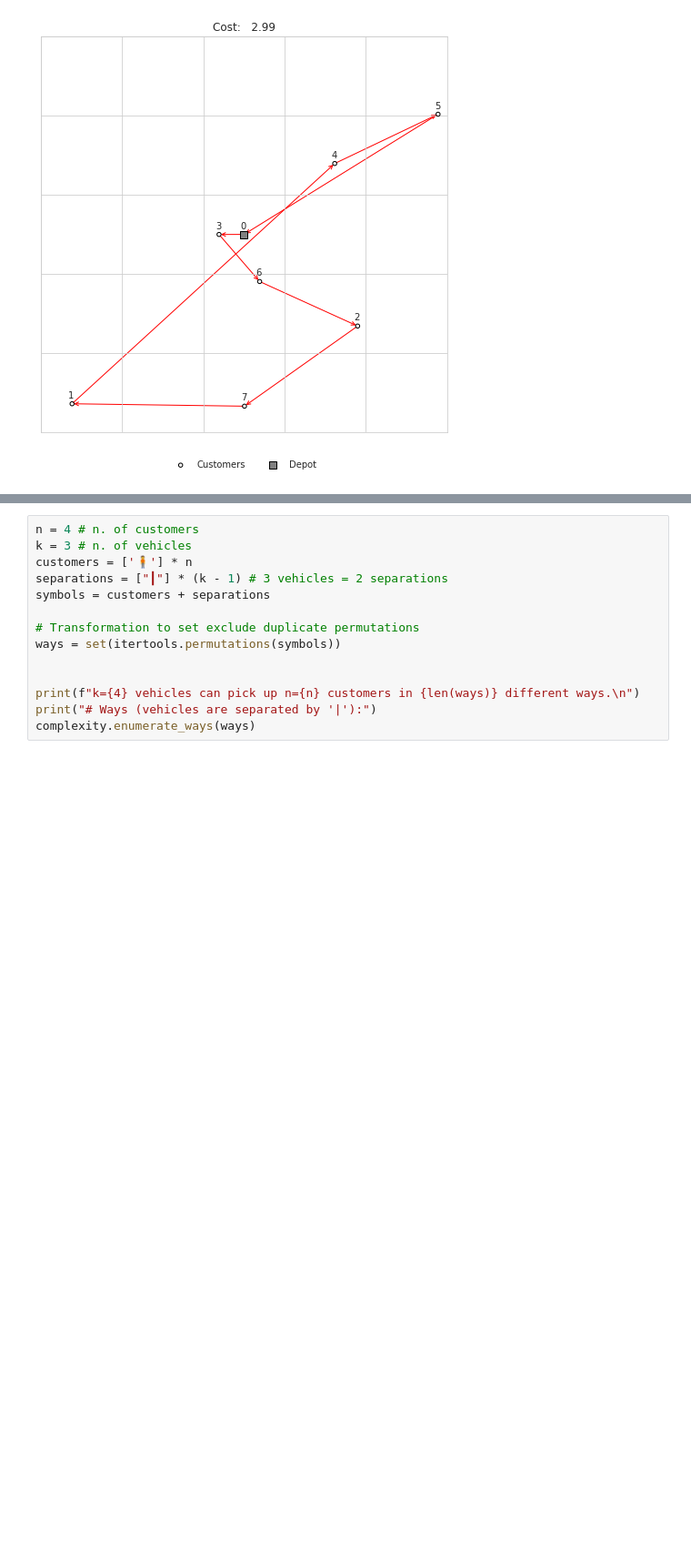
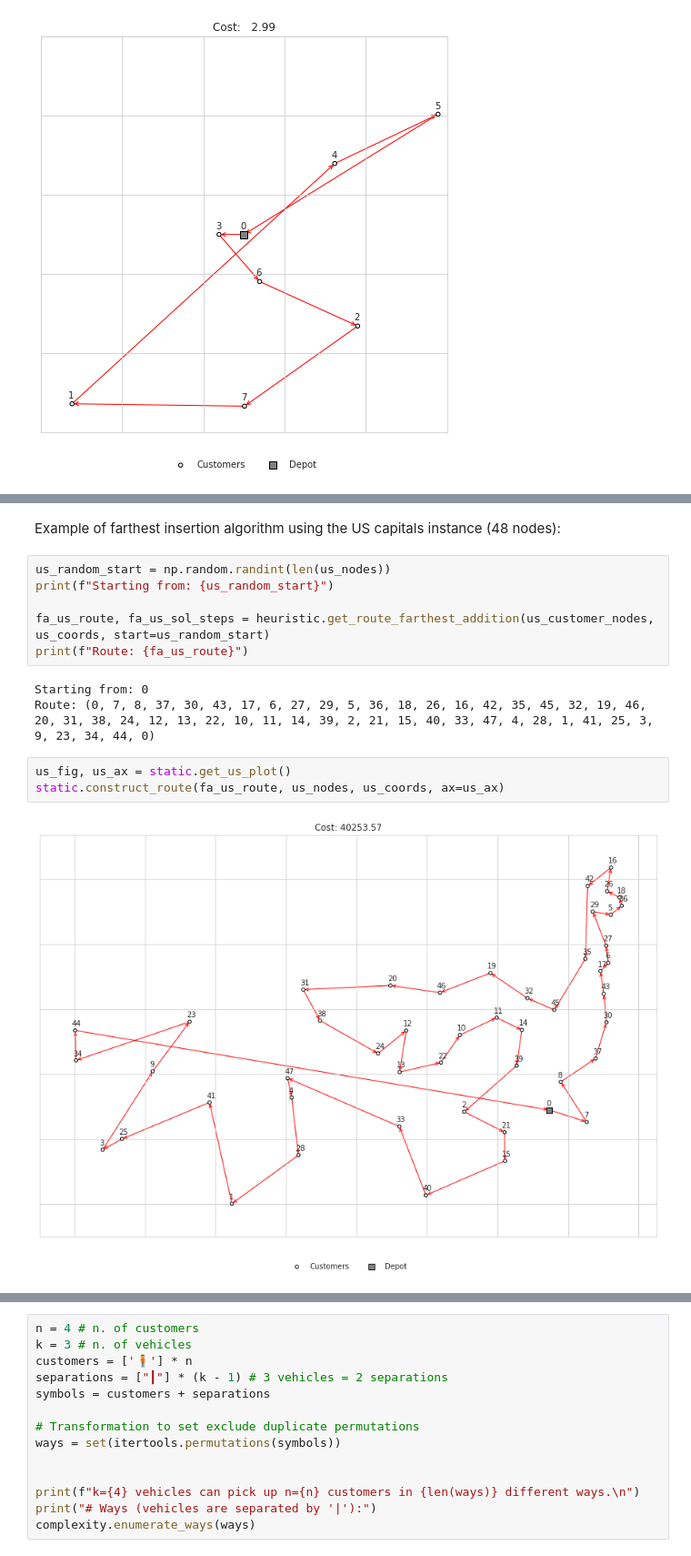
Before and after one commit to brenobeirigo/vrplot, a Jupyter notebook: introduction_to_heuristics.ipynb, the cells around one changed output, grey strips where cells are left out. Shown at 91% size. Saved outputs shown, nothing was run; the diff lists cells and outputs as text; blank space fills up the shorter version.

```diff
--- a/introduction_to_heuristics.ipynb
+++ b/introduction_to_heuristics.ipynb
@@ -83,3 +96,19 @@ static.construct_route(fa_route, nodes, coords, figsize=figsize)
 # %% [output]
 Starting from: 7 - Route: (0, 6, 2, 4, 5, 7, 1, 3, 0)
 [figure]
+# %% [markdown]
+Example of farthest insertion algorithm using the US capitals instance (48 nodes):
+# %%
+us_random_start = np.random.randint(len(us_nodes))
+print(f"Starting from: {us_random_start}")
+
+fa_us_route, fa_us_sol_steps = heuristic.get_route_farthest_addition(us_customer_nodes, us_coords, start=us_random_start)
+print(f"Route: {fa_us_route}")
+# %% [output]
+Starting from: 0
+Route: (0, 7, 8, 37, 30, 43, 17, 6, 27, 29, 5, 36, 18, 26, 16, 42, 35, 45, 32, 19, 46, 20, 31, 38, 24, 12, 13, 22, 10, 11, 14, 39, 2, 21, 15, 40, 33, 47, 4, 28, 1, 41, 25, 3, 9, 23, 34, 44, 0)
+# %%
+us_fig, us_ax = static.get_us_plot()
+static.construct_route(fa_us_route, us_nodes, us_coords, ax=us_ax)
+# %% [output]
+[figure, added]
```
Also changed, not shown: parts of 31 cells of this notebook, 4 other files.
